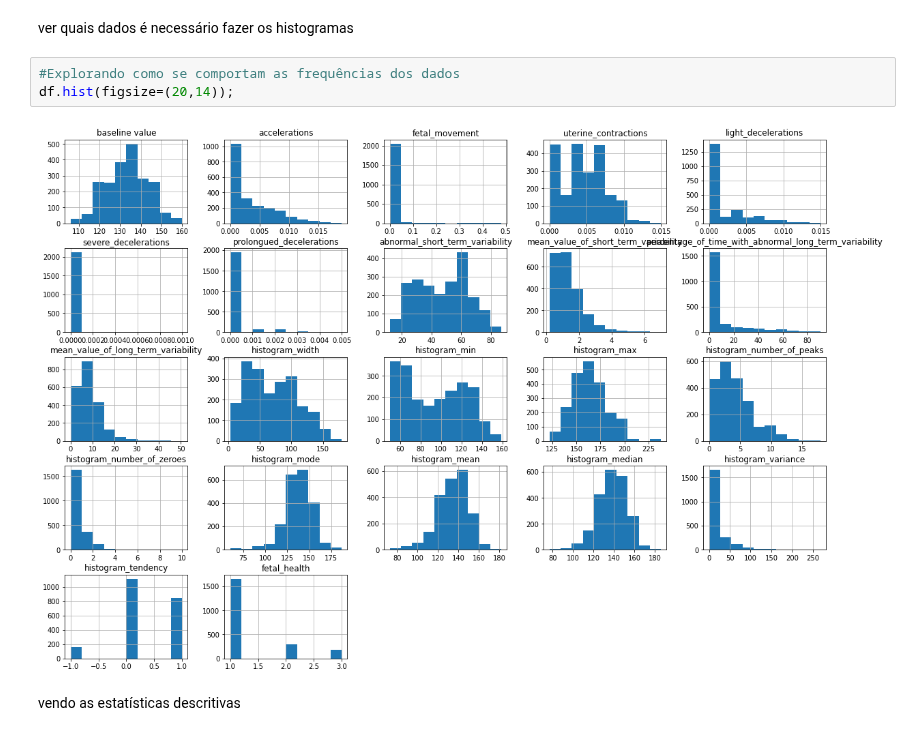
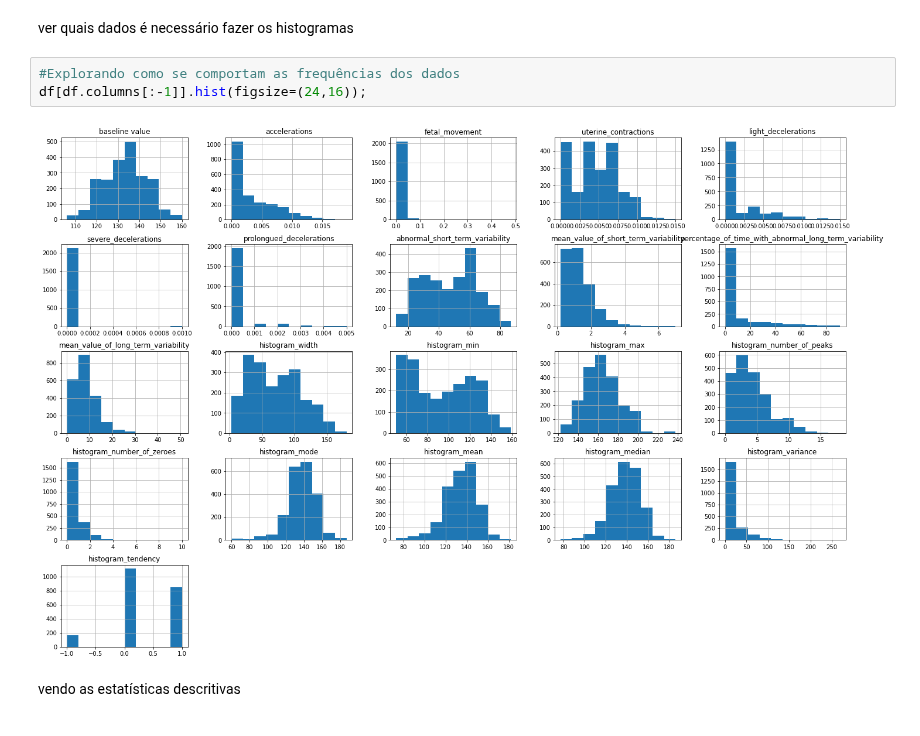
Before and after one commit to FerrazThales/Fetal_Health_Classification, a Jupyter notebook: Fetal_Health_Classification_with_Pycaret.ipynb, the cells around one changed output. Drawn from its saved outputs; the diff is of its cells as text.

```diff
--- a/Fetal_Health_Classification_with_Pycaret.ipynb
+++ b/Fetal_Health_Classification_with_Pycaret.ipynb
@@ -181,9 +182,9 @@ pd.DataFrame(df.isnull().sum(),columns=['Quantidade de Valores Vazios'])
 ver quais dados é necessário fazer os histogramas
 # %%
 #Explorando como se comportam as frequências dos dados
-df.hist(figsize=(20,14));
+df[df.columns[:-1]].hist(figsize=(24,16));
 # %% [output]
-[figure, old version]
+[figure, new version]
 # %% [markdown]
 vendo as estatísticas descritivas
 # %%
```
Also changed, not shown: parts of 2 cells of this notebook.
